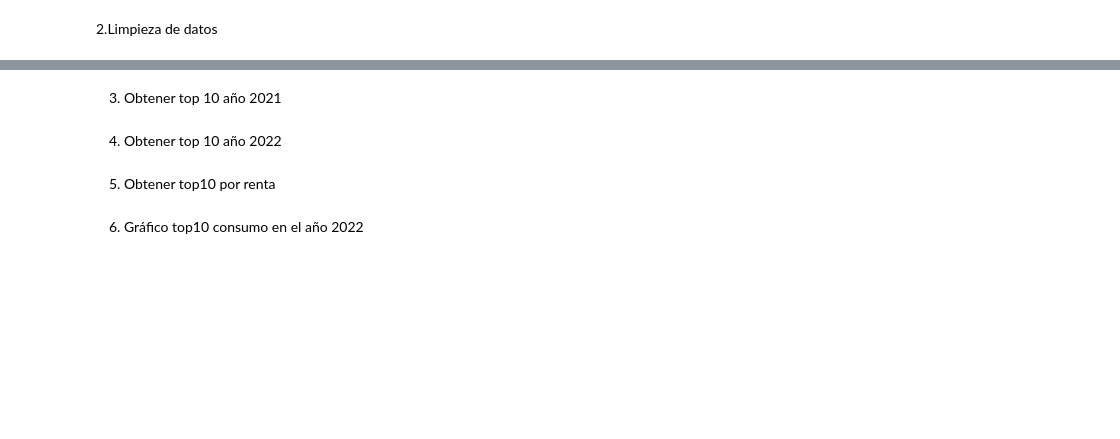
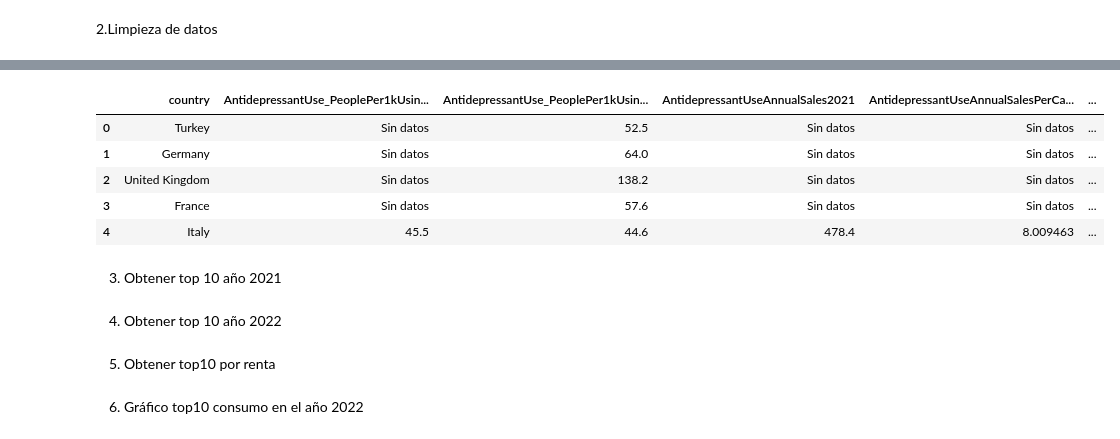
Before and after one commit to Rafa-Gamero/Project1, a Jupyter notebook: zonatrabajo.ipynb, the cells around one changed output, grey strips where cells are left out. Saved outputs shown, nothing was run; the diff lists cells and outputs as text; code cells hidden in the pictures; blank space fills up the shorter version.

```diff
--- a/zonatrabajo.ipynb
+++ b/zonatrabajo.ipynb
@@ -56,3 +25,14 @@ limpiar_datos(cargar_datos(archivo))
+# %%
+
+clean_df = limpiar_datos(df)
+clean_df.head()
+# %% [output]
+|  | country | AntidepressantUse_PeoplePer1kUsin... | AntidepressantUse_PeoplePer1kUsin... | AntidepressantUseAnnualSales2021 | AntidepressantUseAnnualSalesPerCa... | ... |
+| 0 | Turkey | Sin datos | 52.5 | Sin datos | Sin datos | ... |
+| 1 | Germany | Sin datos | 64.0 | Sin datos | Sin datos | ... |
+| 2 | United Kingdom | Sin datos | 138.2 | Sin datos | Sin datos | ... |
+| 3 | France | Sin datos | 57.6 | Sin datos | Sin datos | ... |
+| 4 | Italy | 45.5 | 44.6 | 478.4 | 8.009463 | ... |
 # %% [markdown]
 3. Obtener top 10 año 2021
 # %%
```
Also changed, not shown: parts of 12 cells of this notebook, 1 other file.
